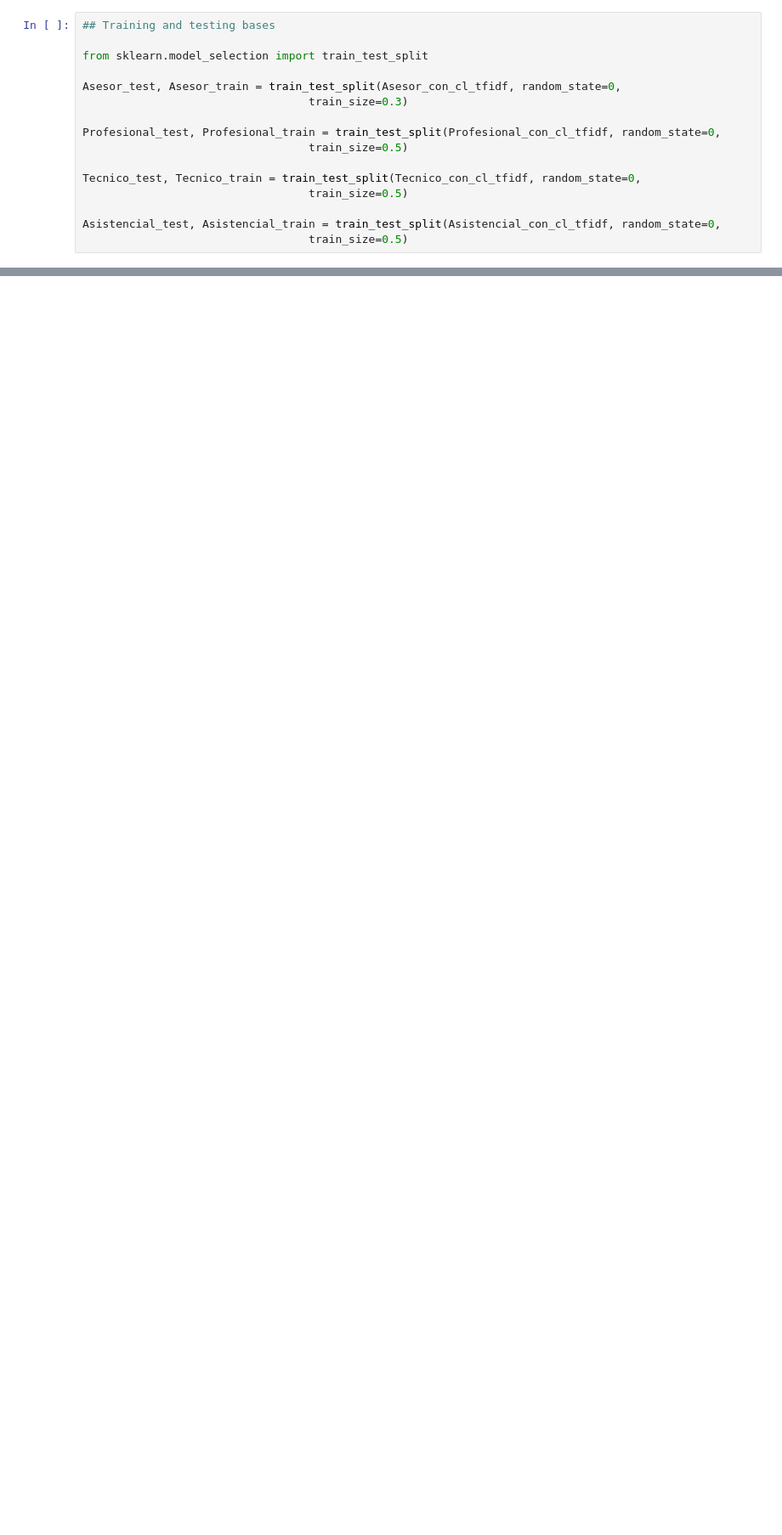
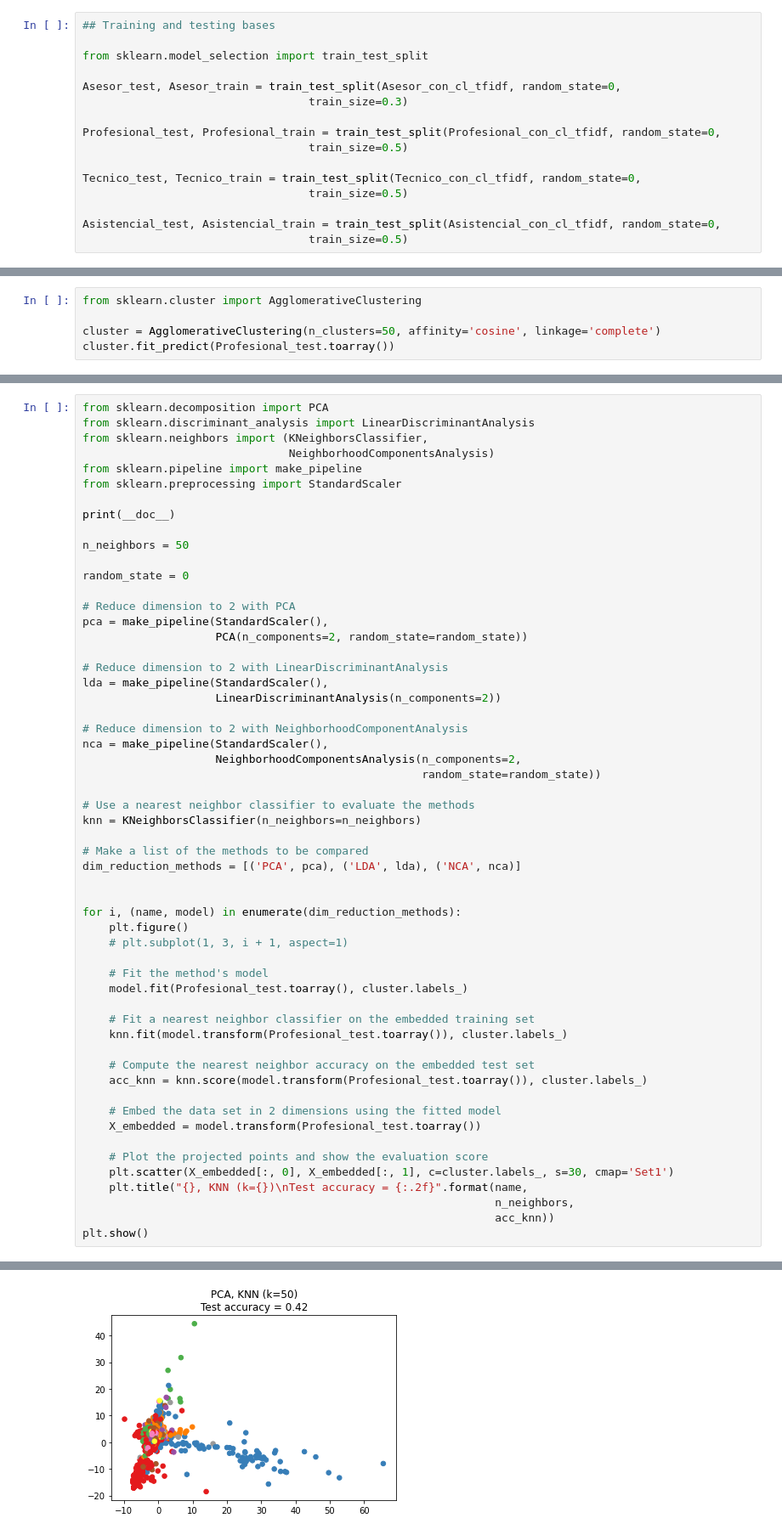
Before and after one commit to Bapinedam/NLP_Project, a Jupyter notebook: Hierarchical Clustering.ipynb, the cells around one changed output, grey strips where cells are left out. Shown at 85% size. Drawn from its saved outputs; the diff is of its cells as text; blank space fills up the shorter version.

```diff
--- a/Hierarchical Clustering.ipynb
+++ b/Hierarchical Clustering.ipynb
@@ -137,0 +160,5 @@ Asistencial_test, Asistencial_train = train_test_split(Asistencial_con_cl_tfidf,
+# %%
+from sklearn.cluster import AgglomerativeClustering
+
+cluster = AgglomerativeClustering(n_clusters=50, affinity='cosine', linkage='complete')
+cluster.fit_predict(Profesional_test.toarray())
@@ -137,0 +183,57 @@ Asistencial_test, Asistencial_train = train_test_split(Asistencial_con_cl_tfidf,
+# %%
+from sklearn.decomposition import PCA
+from sklearn.discriminant_analysis import LinearDiscriminantAnalysis
+from sklearn.neighbors import (KNeighborsClassifier,
+                               NeighborhoodComponentsAnalysis)
+from sklearn.pipeline import make_pipeline
+from sklearn.preprocessing import StandardScaler
+
+print(__doc__)
+
+n_neighbors = 50
+
+random_state = 0
+
+# Reduce dimension to 2 with PCA
+pca = make_pipeline(StandardScaler(),
+                    PCA(n_components=2, random_state=random_state))
+
+# Reduce dimension to 2 with LinearDiscriminantAnalysis
+lda = make_pipeline(StandardScaler(),
+                    LinearDiscriminantAnalysis(n_components=2))
+
+# Reduce dimension to 2 with NeighborhoodComponentAnalysis
+nca = make_pipeline(StandardScaler(),
+                    NeighborhoodComponentsAnalysis(n_components=2,
+                                                   random_state=random_state))
+
+# Use a nearest neighbor classifier to evaluate the methods
+knn = KNeighborsClassifier(n_neighbors=n_neighbors)
+
+# Make a list of the methods to be compared
+dim_reduction_methods = [('PCA', pca), ('LDA', lda), ('NCA', nca)]
+
+
+for i, (name, model) in enumerate(dim_reduction_methods):
+    plt.figure()
+    # plt.subplot(1, 3, i + 1, aspect=1)
+
+    # Fit the method's model
+    model.fit(Profesional_test.toarray(), cluster.labels_)
+
+    # Fit a nearest neighbor classifier on the embedded training set
+    knn.fit(model.transform(Profesional_test.toarray()), cluster.labels_)
+
+    # Compute the nearest neighbor accuracy on the embedded test set
+    acc_knn = knn.score(model.transform(Profesional_test.toarray()), cluster.labels_)
+
+    # Embed the data set in 2 dimensions using the fitted model
+    X_embedded = model.transform(Profesional_test.toarray())
+
+    # Plot the projected points and show the evaluation score
+    plt.scatter(X_embedded[:, 0], X_embedded[:, 1], c=cluster.labels_, s=30, cmap='Set1')
+    plt.title("{}, KNN (k={})\nTest accuracy = {:.2f}".format(name,
+                                                              n_neighbors,
+                                                              acc_knn))
+plt.show()
+# %% [output]
@@ -137,0 +241 @@ Asistencial_test, Asistencial_train = train_test_split(Asistencial_con_cl_tfidf,
+[figure, added]
```
Also changed, not shown: parts of 7 cells of this notebook, 1 other file.
